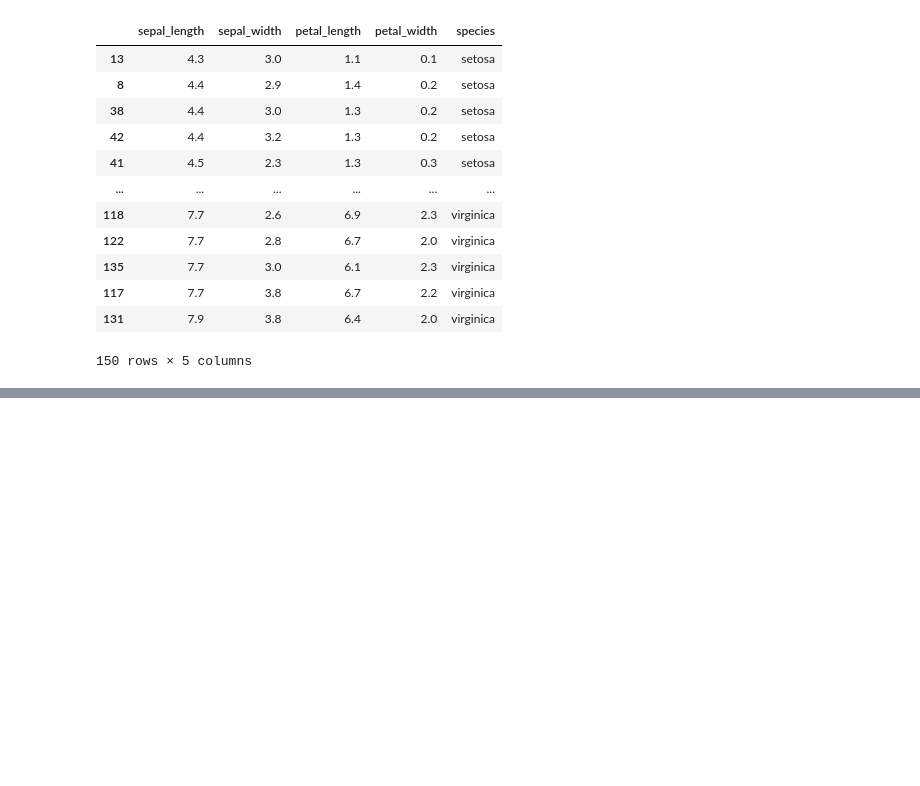
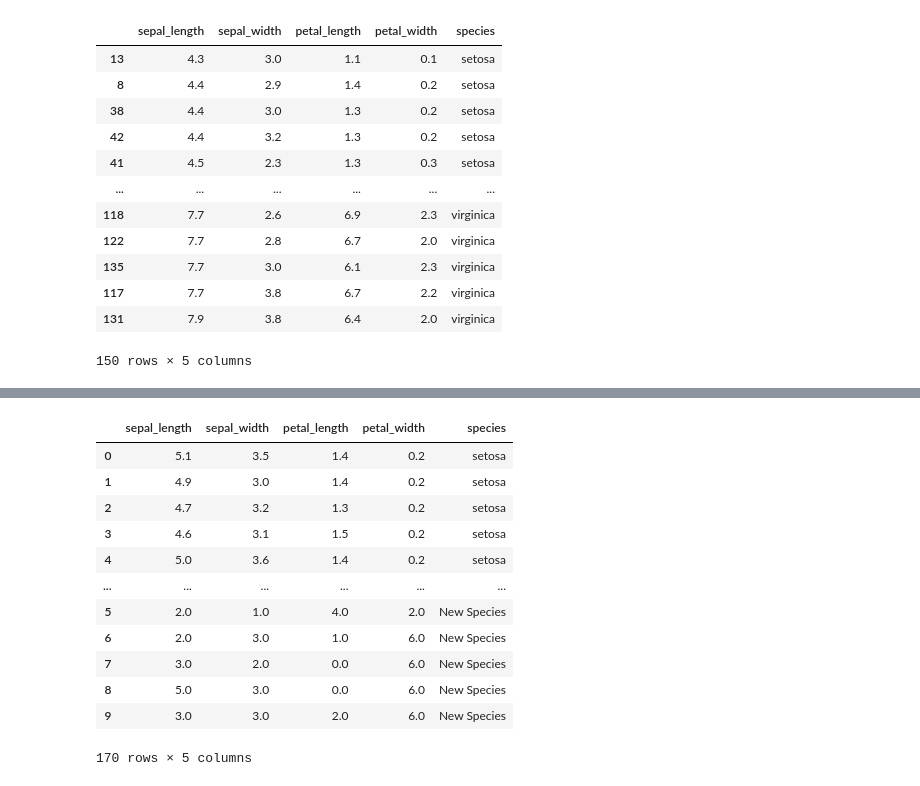
Before and after one commit to SourabhSingh-dev/Data-Science-From-Scratch, a Jupyter notebook: 01-python-for-data-science/06-data-analysis/iris.ipynb, the cells around one changed output, grey strips where cells are left out. Cells and saved outputs as stored; diff of their text form; code cells hidden in the pictures; blank space fills up the shorter version.

```diff
--- a/01-python-for-data-science/06-data-analysis/iris.ipynb
+++ b/01-python-for-data-science/06-data-analysis/iris.ipynb
@@ -119,0 +202,3 @@ iris.sort_values(by=['sepal_length','sepal_width'])
+# %%
+new_df = pd.DataFrame(np.random.randint(0,7,(10,4)))
+new_df
@@ -119,0 +217,7 @@ iris.sort_values(by=['sepal_length','sepal_width'])
+# %%
+iris = pd.read_csv('./iris.csv')
+# %%
+new_df['specie'] = 'New Species'
+# %%
+new_df.columns = iris.columns
+new_df
@@ -119,0 +236,17 @@ iris.sort_values(by=['sepal_length','sepal_width'])
+# %%
+iris = pd.concat((iris,new_df),axis=0)
+iris
+# %% [output]
+|  | sepal_length | sepal_width | petal_length | petal_width | species |
+| 0 | 5.1 | 3.5 | 1.4 | 0.2 | setosa |
+| 1 | 4.9 | 3.0 | 1.4 | 0.2 | setosa |
+| 2 | 4.7 | 3.2 | 1.3 | 0.2 | setosa |
+| 3 | 4.6 | 3.1 | 1.5 | 0.2 | setosa |
+| 4 | 5.0 | 3.6 | 1.4 | 0.2 | setosa |
+| ... | ... | ... | ... | ... | ... |
+| 5 | 2.0 | 1.0 | 4.0 | 2.0 | New Species |
+| 6 | 2.0 | 3.0 | 1.0 | 6.0 | New Species |
+| 7 | 3.0 | 2.0 | 0.0 | 6.0 | New Species |
+| 8 | 5.0 | 3.0 | 0.0 | 6.0 | New Species |
+| 9 | 3.0 | 3.0 | 2.0 | 6.0 | New Species |
+170 rows × 5 columns
```
Also changed, not shown: parts of 12 cells of this notebook, 7 other files.
